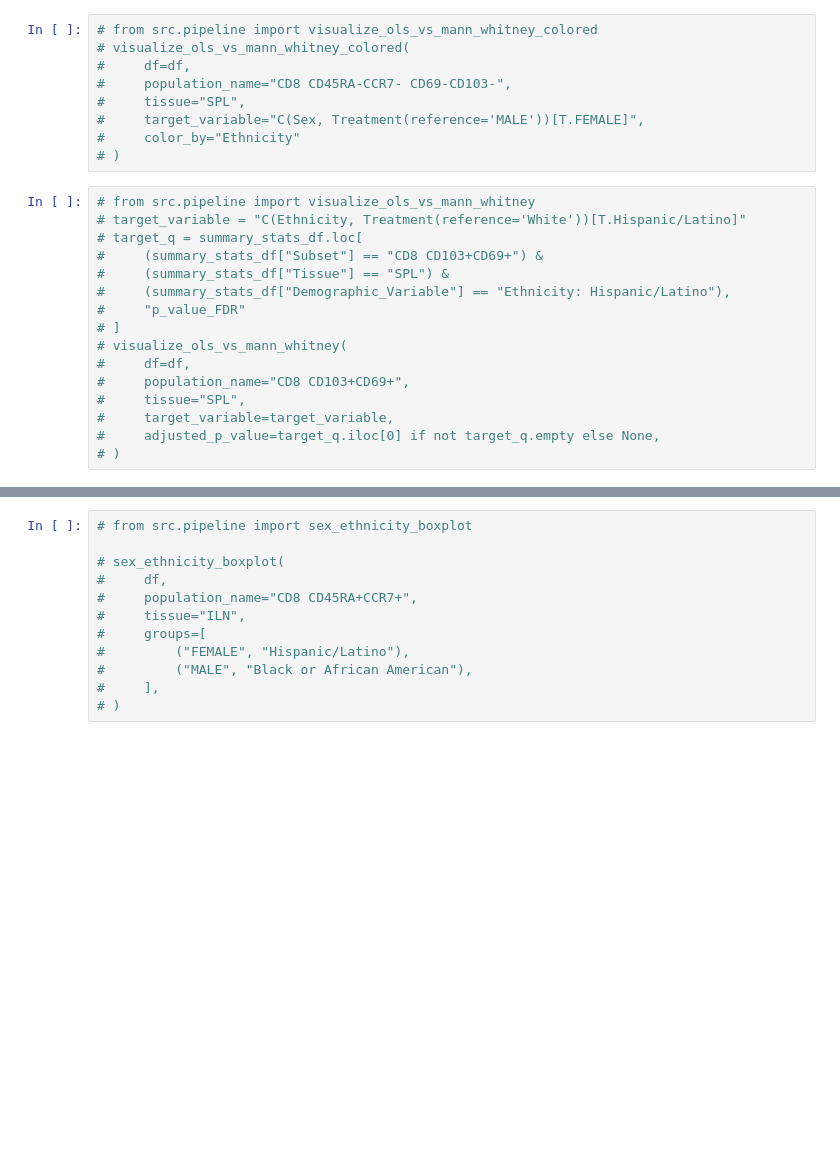
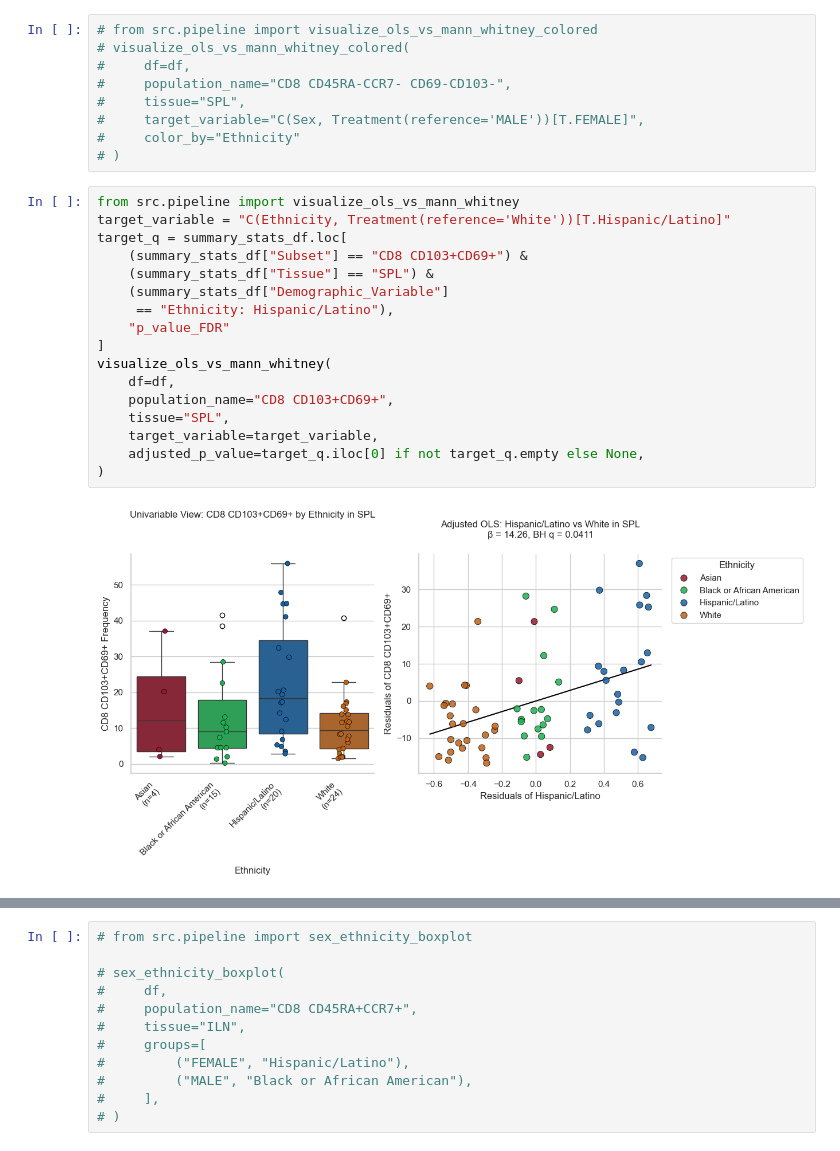
Before and after one commit to derekmesp/Donor-Integrative-Analysis, a Jupyter notebook: analysis_script.ipynb, the cells around one changed output, grey strips where cells are left out. Saved outputs shown, nothing was run; the diff lists cells and outputs as text; blank space fills up the shorter version.

```diff
--- a/analysis_script.ipynb
+++ b/analysis_script.ipynb
@@ -56,18 +81,21 @@ ols_summary(significant_hits)
 #     color_by="Ethnicity"
 # )
 # %%
-# from src.pipeline import visualize_ols_vs_mann_whitney
-# target_variable = "C(Ethnicity, Treatment(reference='White'))[T.Hispanic/Latino]"
-# target_q = summary_stats_df.loc[
-#     (summary_stats_df["Subset"] == "CD8 CD103+CD69+") &
-#     (summary_stats_df["Tissue"] == "SPL") &
-#     (summary_stats_df["Demographic_Variable"] == "Ethnicity: Hispanic/Latino"),
-#     "p_value_FDR"
-# ]
-# visualize_ols_vs_mann_whitney(
-#     df=df,
-#     population_name="CD8 CD103+CD69+",
-#     tissue="SPL",
-#     target_variable=target_variable,
-#     adjusted_p_value=target_q.iloc[0] if not target_q.empty else None,
-# )
+from src.pipeline import visualize_ols_vs_mann_whitney
+target_variable = "C(Ethnicity, Treatment(reference='White'))[T.Hispanic/Latino]"
+target_q = summary_stats_df.loc[
+    (summary_stats_df["Subset"] == "CD8 CD103+CD69+") &
+    (summary_stats_df["Tissue"] == "SPL") &
+    (summary_stats_df["Demographic_Variable"]
+     == "Ethnicity: Hispanic/Latino"),
+    "p_value_FDR"
+]
+visualize_ols_vs_mann_whitney(
+    df=df,
+    population_name="CD8 CD103+CD69+",
+    tissue="SPL",
+    target_variable=target_variable,
+    adjusted_p_value=target_q.iloc[0] if not target_q.empty else None,
+)
+# %% [output]
+[figure, added]
```
Also changed, not shown: parts of 11 cells of this notebook, 2 other files.
